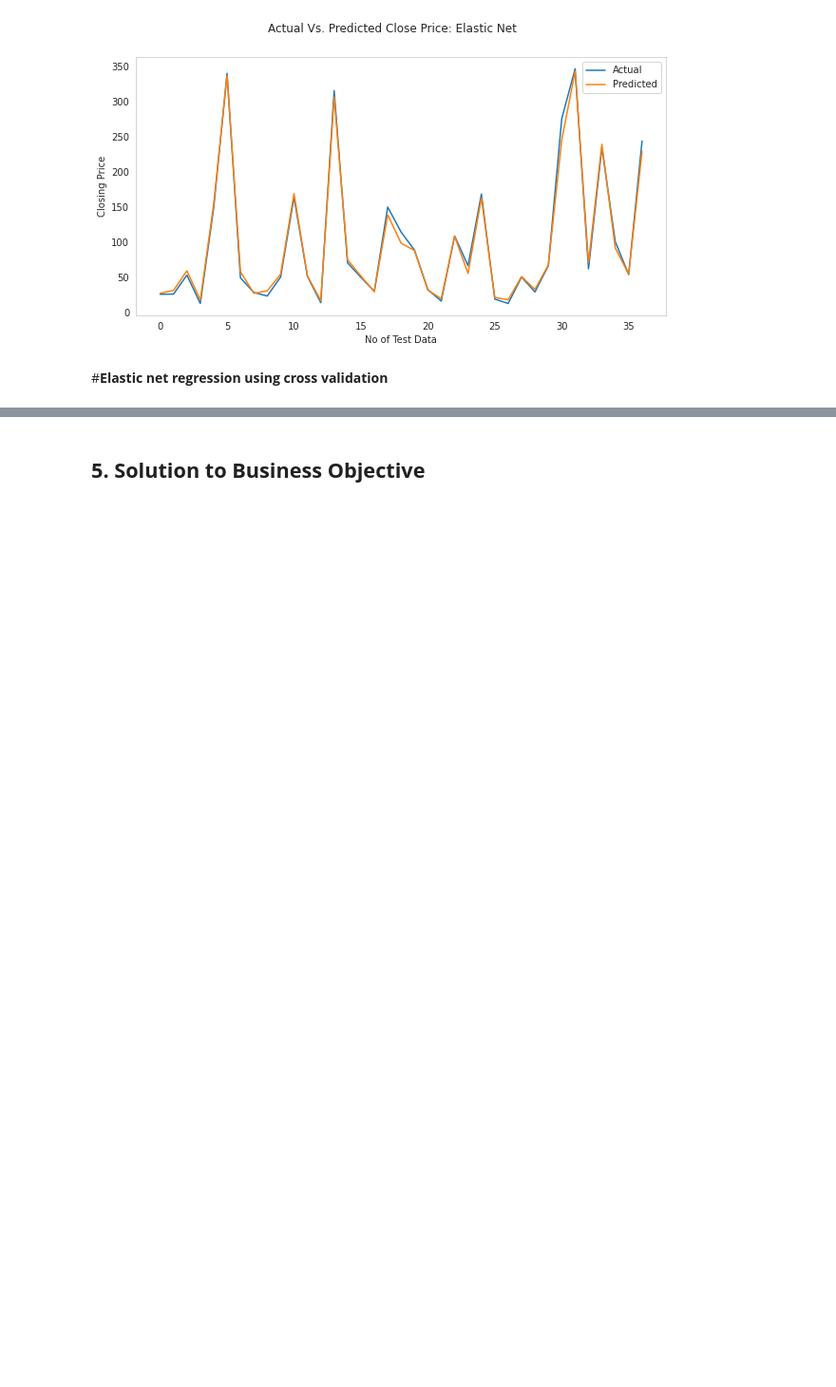
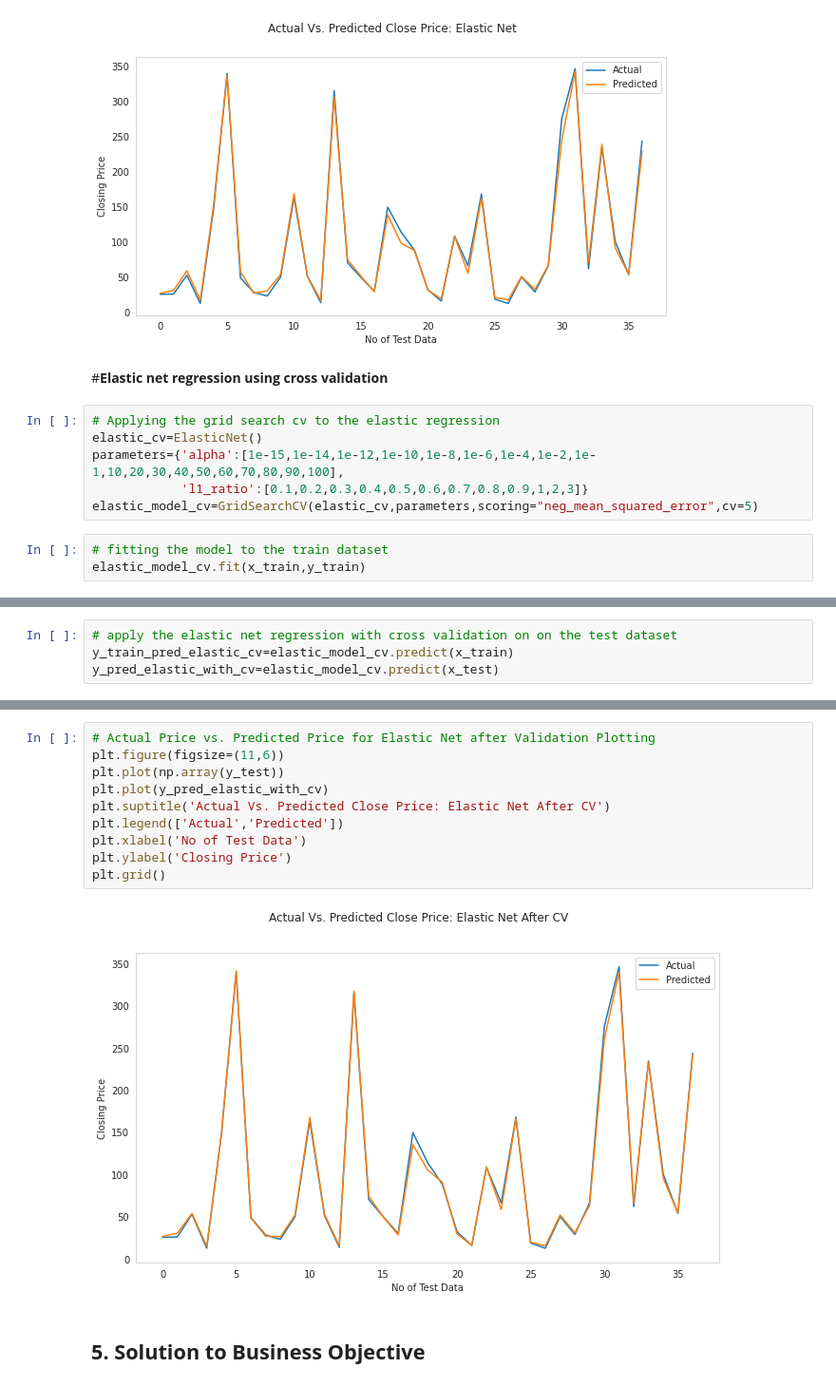
Before and after one commit to avigangarde/Capstone-II--Yes-bank-stock-close-price-prediction-Supervised-ML-Regression-, a Jupyter notebook: Capstone_II_Yes_bank_stock_close_price_prediction(Supervised_ML_Regression).ipynb, the cells around one changed output, grey strips where cells are left out. Shown at 95% size. Drawn from its saved outputs; the diff is of its cells as text; blank space fills up the shorter version.

```diff
--- a/Capstone_II_Yes_bank_stock_close_price_prediction(Supervised_ML_Regression).ipynb
+++ b/Capstone_II_Yes_bank_stock_close_price_prediction(Supervised_ML_Regression).ipynb
@@ -1051,3 +1069,12 @@ plt.grid()
 [figure]
 # %% [markdown]
 #**Elastic net regression using cross validation**
+# %%
+# Applying the grid search cv to the elastic regression
+elastic_cv=ElasticNet()
+parameters={'alpha':[1e-15,1e-14,1e-12,1e-10,1e-8,1e-6,1e-4,1e-2,1e-1,10,20,30,40,50,60,70,80,90,100],
+            'l1_ratio':[0.1,0.2,0.3,0.4,0.5,0.6,0.7,0.8,0.9,1,2,3]}
+elastic_model_cv=GridSearchCV(elastic_cv,parameters,scoring="neg_mean_squared_error",cv=5)
+# %%
+# fitting the model to the train dataset
+elastic_model_cv.fit(x_train,y_train)
@@ -1053,0 +1106,4 @@ plt.grid()
+# %%
+# apply the elastic net regression with cross validation on on the test dataset
+y_train_pred_elastic_cv=elastic_model_cv.predict(x_train)
+y_pred_elastic_with_cv=elastic_model_cv.predict(x_test)
@@ -1054,3 +1128,15 @@ plt.grid()
+# %%
+# Actual Price vs. Predicted Price for Elastic Net after Validation Plotting
+plt.figure(figsize=(11,6))
+plt.plot(np.array(y_test))
+plt.plot(y_pred_elastic_with_cv)
+plt.suptitle('Actual Vs. Predicted Close Price: Elastic Net After CV')
+plt.legend(['Actual','Predicted'])
+plt.xlabel('No of Test Data')
+plt.ylabel('Closing Price')
+plt.grid()
+# %% [output]
+[figure, added]
 # %% [markdown]
 ## **5. Solution to Business Objective**
 # %% [markdown]
```
Also changed, not shown: parts of 11 cells of this notebook.
